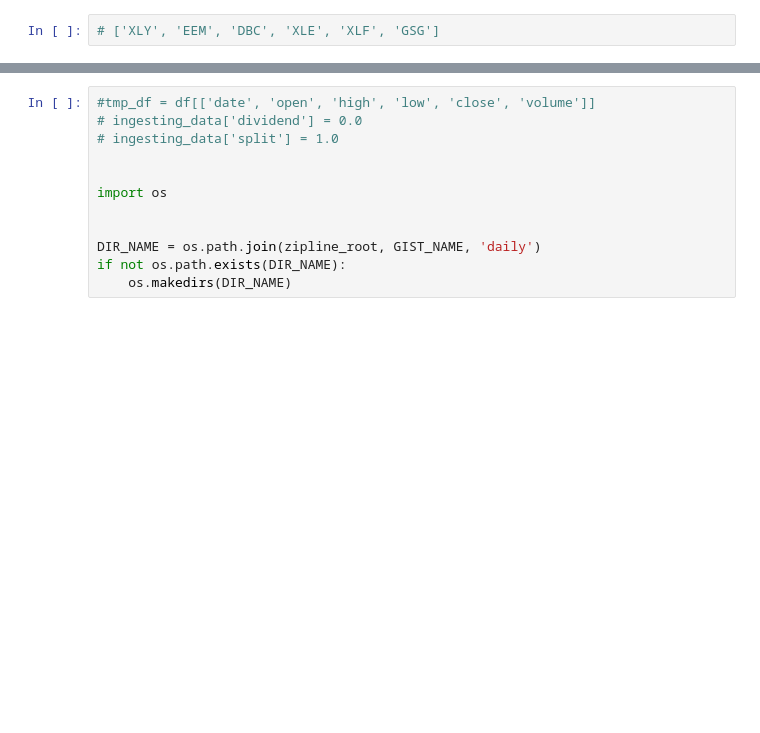
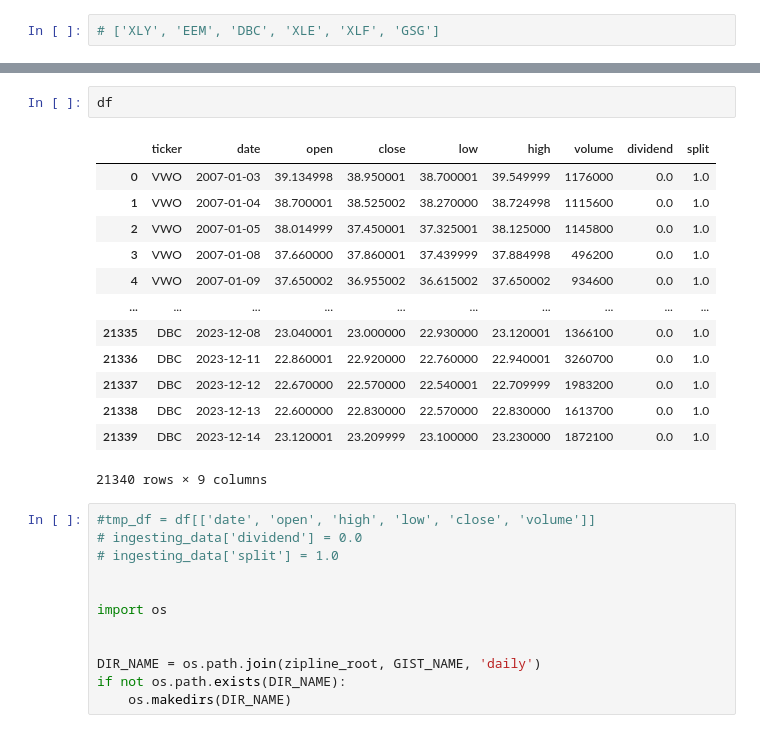
Before and after one commit to dsman1823/master_thesis_backtesting, a Jupyter notebook: data_preparation/data_loader.ipynb, the cells around one changed output, grey strips where cells are left out. Saved outputs shown, nothing was run; the diff lists cells and outputs as text; blank space fills up the shorter version.

```diff
--- a/data_preparation/data_loader.ipynb
+++ b/data_preparation/data_loader.ipynb
@@ -95,3 +88,19 @@ tmp[tmp['dividend'] != 0]
+# %%
+df
+# %% [output]
+|  | ticker | date | open | close | low | high | volume | dividend | split |
+| 0 | VWO | 2007-01-03 | 39.134998 | 38.950001 | 38.700001 | 39.549999 | 1176000 | 0.0 | 1.0 |
+| 1 | VWO | 2007-01-04 | 38.700001 | 38.525002 | 38.270000 | 38.724998 | 1115600 | 0.0 | 1.0 |
+| 2 | VWO | 2007-01-05 | 38.014999 | 37.450001 | 37.325001 | 38.125000 | 1145800 | 0.0 | 1.0 |
+| 3 | VWO | 2007-01-08 | 37.660000 | 37.860001 | 37.439999 | 37.884998 | 496200 | 0.0 | 1.0 |
+| 4 | VWO | 2007-01-09 | 37.650002 | 36.955002 | 36.615002 | 37.650002 | 934600 | 0.0 | 1.0 |
+| ... | ... | ... | ... | ... | ... | ... | ... | ... | ... |
+| 21335 | DBC | 2023-12-08 | 23.040001 | 23.000000 | 22.930000 | 23.120001 | 1366100 | 0.0 | 1.0 |
+| 21336 | DBC | 2023-12-11 | 22.860001 | 22.920000 | 22.760000 | 22.940001 | 3260700 | 0.0 | 1.0 |
+| 21337 | DBC | 2023-12-12 | 22.670000 | 22.570000 | 22.540001 | 22.709999 | 1983200 | 0.0 | 1.0 |
+| 21338 | DBC | 2023-12-13 | 22.600000 | 22.830000 | 22.570000 | 22.830000 | 1613700 | 0.0 | 1.0 |
+| 21339 | DBC | 2023-12-14 | 23.120001 | 23.209999 | 23.100000 | 23.230000 | 1872100 | 0.0 | 1.0 |
+21340 rows × 9 columns
 # %%
 #tmp_df = df[['date', 'open', 'high', 'low', 'close', 'volume']]
 # ingesting_data['dividend'] = 0.0
```
Also changed, not shown: parts of 8 cells of this notebook, 8 other files.
